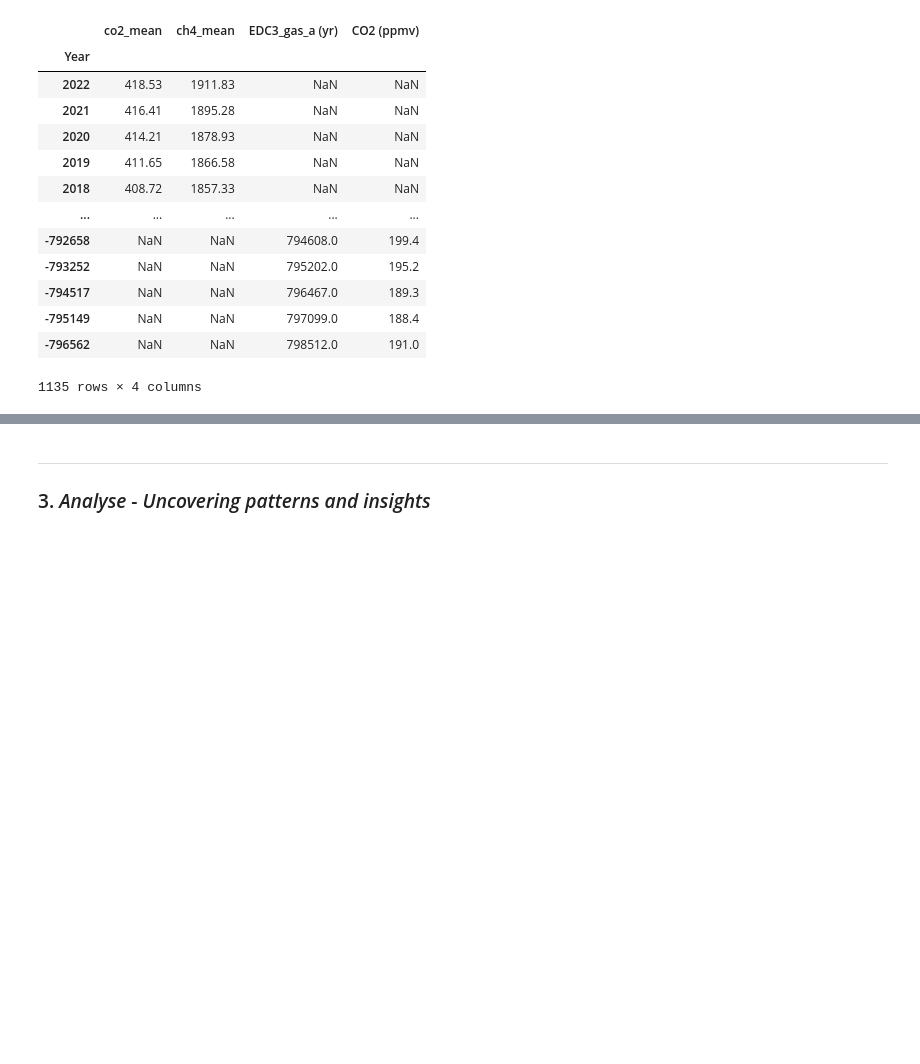
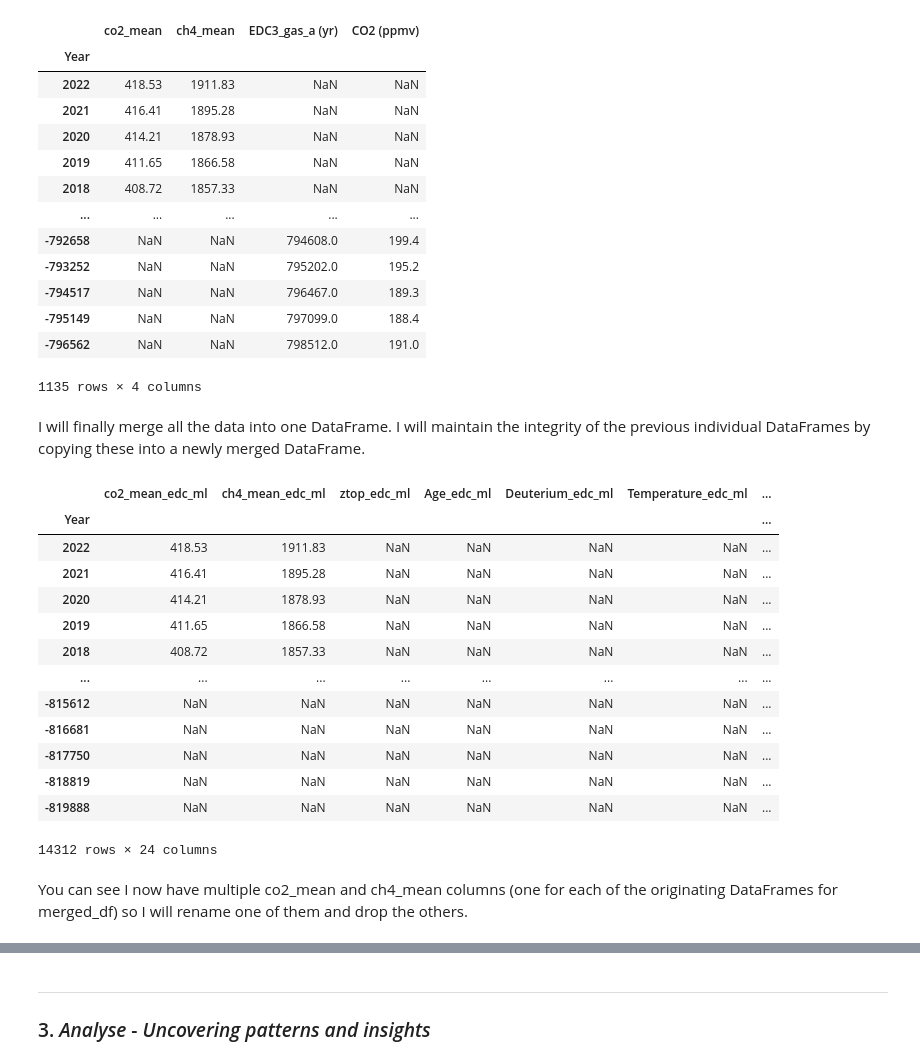
Before and after one commit to turps-pc90/PfDA_ClimateProject, a Jupyter notebook: project.ipynb, the cells around one changed output, grey strips where cells are left out. Cells and saved outputs as stored; diff of their text form; code cells hidden in the pictures; blank space fills up the shorter version.

Commit message:
Returned to stage 2 to finish it with a composite data file

```diff
--- a/project.ipynb
+++ b/project.ipynb
@@ -432,3 +432,38 @@ luthi_ml
 | -795149 | NaN | NaN | 797099.0 | 188.4 |
 | -796562 | NaN | NaN | 798512.0 | 191.0 |
 1135 rows × 4 columns
+# %% [markdown]
+I will finally merge all the data into one DataFrame. I will maintain the integrity of the previous individual DataFrames by copying these into a newly merged DataFrame.
+# %%
+# Rename columns before concatenating (creating new dataframes with j (for join) appended to maintain originating DFs)
+edc_mlj = edc_ml.copy().add_suffix('_edc_ml')
+ipcc_mlj = ipcc_ml.copy().add_suffix('_ipcc_ml')
+jouzel_mlj = jouzel_ml.copy().add_suffix('_jouzel_ml')
+luthi_mlj = luthi_ml.copy().add_suffix('_luthi_ml')
+
+# Concatenate the DataFrames on the 'year' column
+merged_df = pd.concat([edc_mlj, ipcc_mlj, jouzel_mlj, luthi_mlj], sort=False)
+
+
+# Group and sort the merged DataFrame by 'Year'
+merged_df = merged_df.groupby('Year').agg('mean')
+merged_df = merged_df.sort_values(by='Year', ascending=False)
+# %%
+merged_df
+# %% [output]
+|  | co2_mean_edc_ml | ch4_mean_edc_ml | ztop_edc_ml | Age_edc_ml | Deuterium_edc_ml | Temperature_edc_ml | ... |
+| Year |  |  |  |  |  |  | ... |
+| 2022 | 418.53 | 1911.83 | NaN | NaN | NaN | NaN | ... |
+| 2021 | 416.41 | 1895.28 | NaN | NaN | NaN | NaN | ... |
+| 2020 | 414.21 | 1878.93 | NaN | NaN | NaN | NaN | ... |
+| 2019 | 411.65 | 1866.58 | NaN | NaN | NaN | NaN | ... |
+| 2018 | 408.72 | 1857.33 | NaN | NaN | NaN | NaN | ... |
+| ... | ... | ... | ... | ... | ... | ... | ... |
+| -815612 | NaN | NaN | NaN | NaN | NaN | NaN | ... |
+| -816681 | NaN | NaN | NaN | NaN | NaN | NaN | ... |
+| -817750 | NaN | NaN | NaN | NaN | NaN | NaN | ... |
+| -818819 | NaN | NaN | NaN | NaN | NaN | NaN | ... |
+| -819888 | NaN | NaN | NaN | NaN | NaN | NaN | ... |
+14312 rows × 24 columns
+# %% [markdown]
+You can see I now have multiple co2_mean and ch4_mean columns (one for each of the originating DataFrames for merged_df) so I will rename one of them and drop the others.
```
Also changed, not shown: parts of 9 cells of this notebook, 1 other file.
